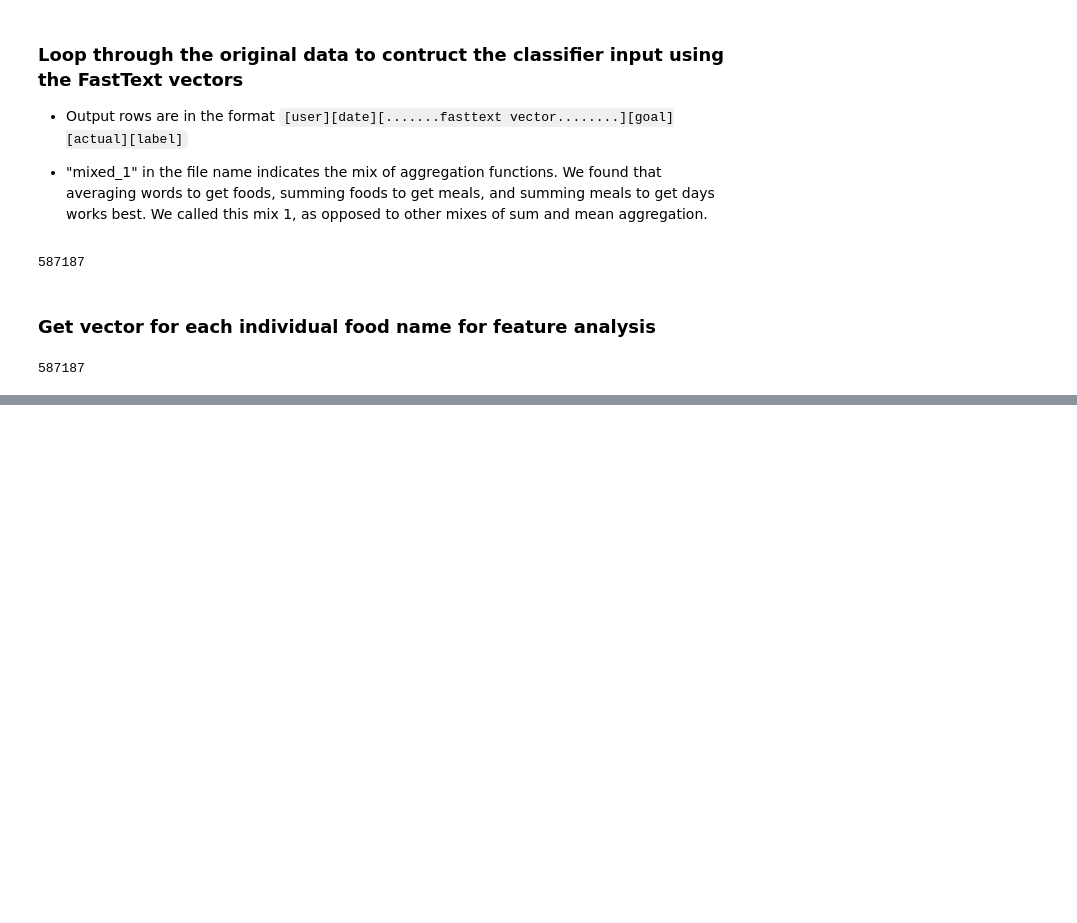
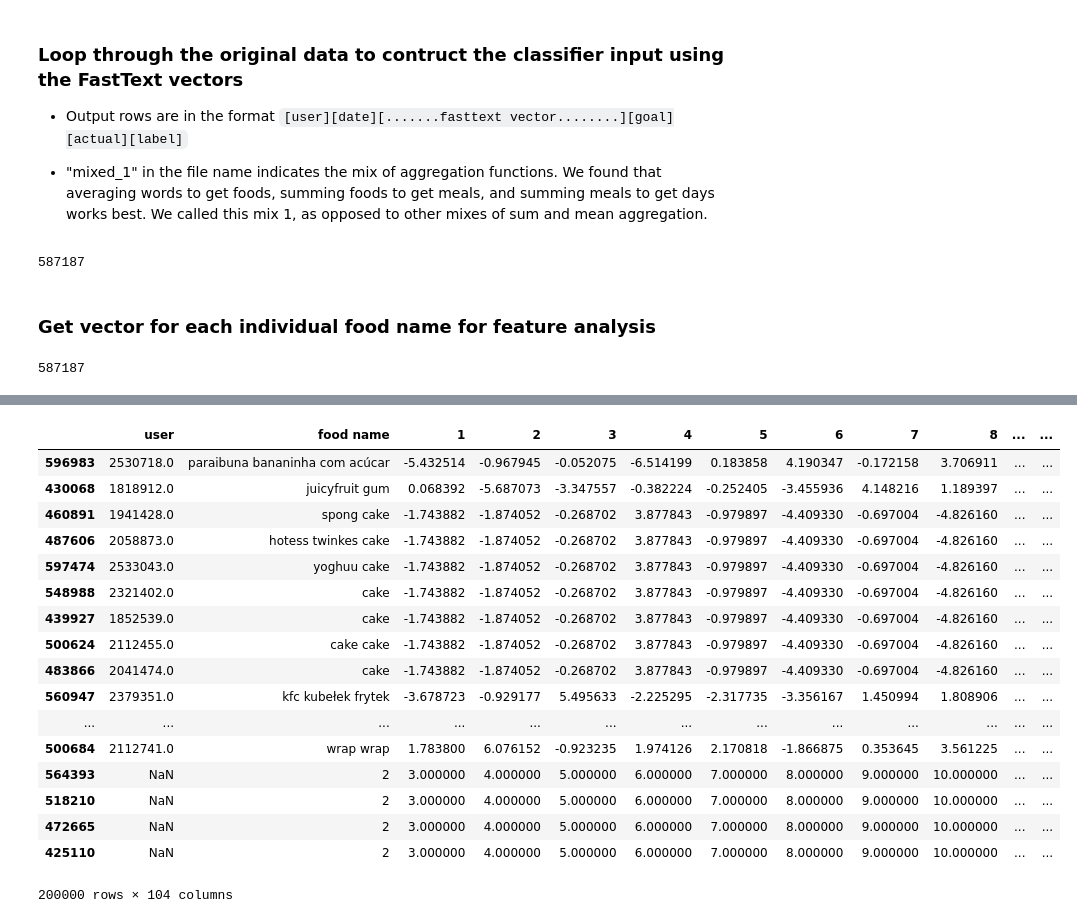
Before and after one commit to g-simmons/mfp, a Jupyter notebook: src/construct_classifier_input_data___feature_analysis.ipynb, the cells around one changed output, grey strips where cells are left out. Cells and saved outputs as stored; diff of their text form; code cells hidden in the pictures; blank space fills up the shorter version.

```diff
--- a/src/construct_classifier_input_data___feature_analysis.ipynb
+++ b/src/construct_classifier_input_data___feature_analysis.ipynb
@@ -211,0 +218,7 @@ sentences.close()
+# %%
+food_vectors_individual_dr = pd.read_csv('../data/food_vectors_individual_dr.csv',encoding='utf-8',sep=',',header=None,chunksize=200000)
+# %%
+first_200k = food_vectors_individual_dr.get_chunk()
+
+first_200k = first_200k.rename(columns={0:'user',1:'food name'})
+first_200k = first_200k.rename(columns=lambda x: str(int(x) - 1) if x in first_200k.columns[2:103] else x)
@@ -211,0 +235,21 @@ sentences.close()
+# %%
+first_200k.sort_values(axis=0,by='positive_sum')
+# %% [output]
+|  | user | food name | 1 | 2 | 3 | 4 | 5 | 6 | 7 | 8 | ... | ... |
+| 596983 | 2530718.0 | paraibuna bananinha com acúcar | -5.432514 | -0.967945 | -0.052075 | -6.514199 | 0.183858 | 4.190347 | -0.172158 | 3.706911 | ... | ... |
+| 430068 | 1818912.0 | juicyfruit gum | 0.068392 | -5.687073 | -3.347557 | -0.382224 | -0.252405 | -3.455936 | 4.148216 | 1.189397 | ... | ... |
+| 460891 | 1941428.0 | spong cake | -1.743882 | -1.874052 | -0.268702 | 3.877843 | -0.979897 | -4.409330 | -0.697004 | -4.826160 | ... | ... |
+| 487606 | 2058873.0 | hotess twinkes cake | -1.743882 | -1.874052 | -0.268702 | 3.877843 | -0.979897 | -4.409330 | -0.697004 | -4.826160 | ... | ... |
+| 597474 | 2533043.0 | yoghuu cake | -1.743882 | -1.874052 | -0.268702 | 3.877843 | -0.979897 | -4.409330 | -0.697004 | -4.826160 | ... | ... |
+| 548988 | 2321402.0 | cake | -1.743882 | -1.874052 | -0.268702 | 3.877843 | -0.979897 | -4.409330 | -0.697004 | -4.826160 | ... | ... |
+| 439927 | 1852539.0 | cake | -1.743882 | -1.874052 | -0.268702 | 3.877843 | -0.979897 | -4.409330 | -0.697004 | -4.826160 | ... | ... |
+| 500624 | 2112455.0 | cake cake | -1.743882 | -1.874052 | -0.268702 | 3.877843 | -0.979897 | -4.409330 | -0.697004 | -4.826160 | ... | ... |
+| 483866 | 2041474.0 | cake | -1.743882 | -1.874052 | -0.268702 | 3.877843 | -0.979897 | -4.409330 | -0.697004 | -4.826160 | ... | ... |
+| 560947 | 2379351.0 | kfc kubełek frytek | -3.678723 | -0.929177 | 5.495633 | -2.225295 | -2.317735 | -3.356167 | 1.450994 | 1.808906 | ... | ... |
+| ... | ... | ... | ... | ... | ... | ... | ... | ... | ... | ... | ... | ... |
+| 500684 | 2112741.0 | wrap wrap | 1.783800 | 6.076152 | -0.923235 | 1.974126 | 2.170818 | -1.866875 | 0.353645 | 3.561225 | ... | ... |
+| 564393 | NaN | 2 | 3.000000 | 4.000000 | 5.000000 | 6.000000 | 7.000000 | 8.000000 | 9.000000 | 10.000000 | ... | ... |
+| 518210 | NaN | 2 | 3.000000 | 4.000000 | 5.000000 | 6.000000 | 7.000000 | 8.000000 | 9.000000 | 10.000000 | ... | ... |
+| 472665 | NaN | 2 | 3.000000 | 4.000000 | 5.000000 | 6.000000 | 7.000000 | 8.000000 | 9.000000 | 10.000000 | ... | ... |
+| 425110 | NaN | 2 | 3.000000 | 4.000000 | 5.000000 | 6.000000 | 7.000000 | 8.000000 | 9.000000 | 10.000000 | ... | ... |
+200000 rows × 104 columns
```
Also changed, not shown: parts of 6 cells of this notebook, 4 other files.
